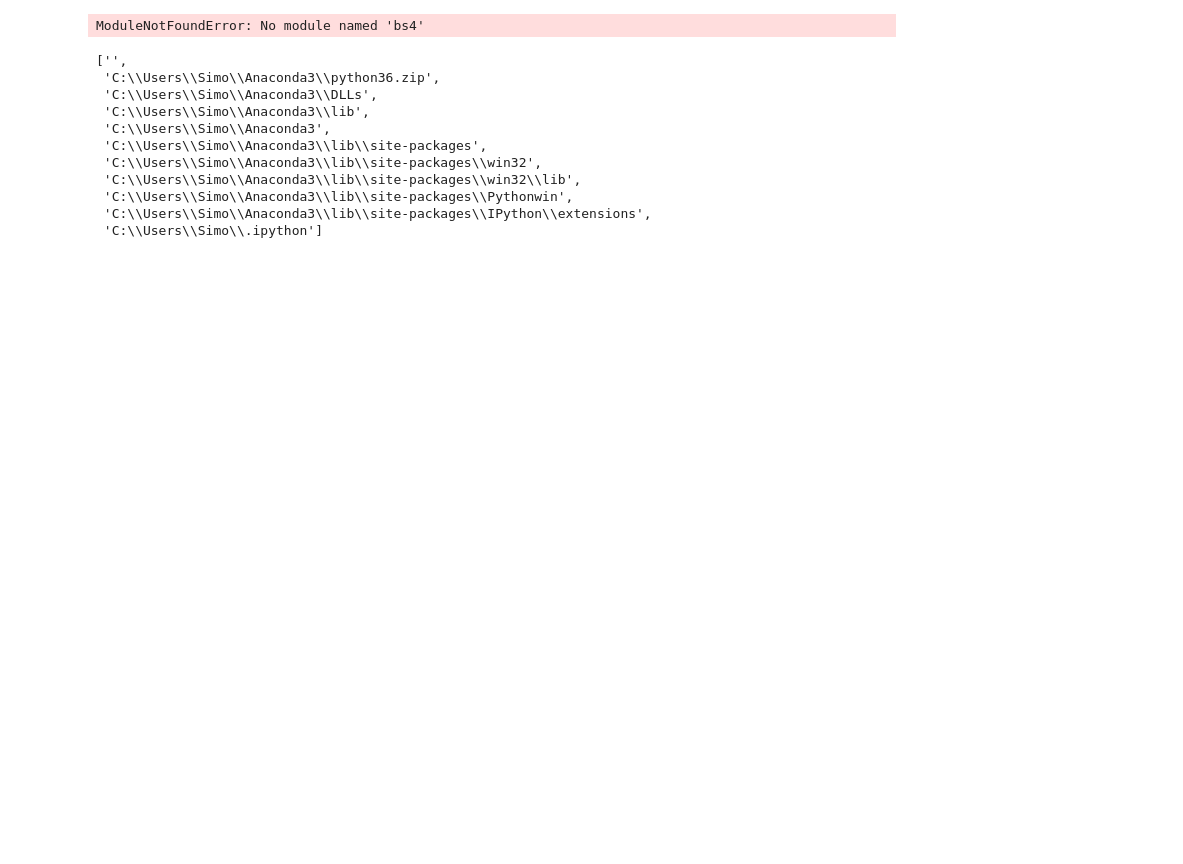
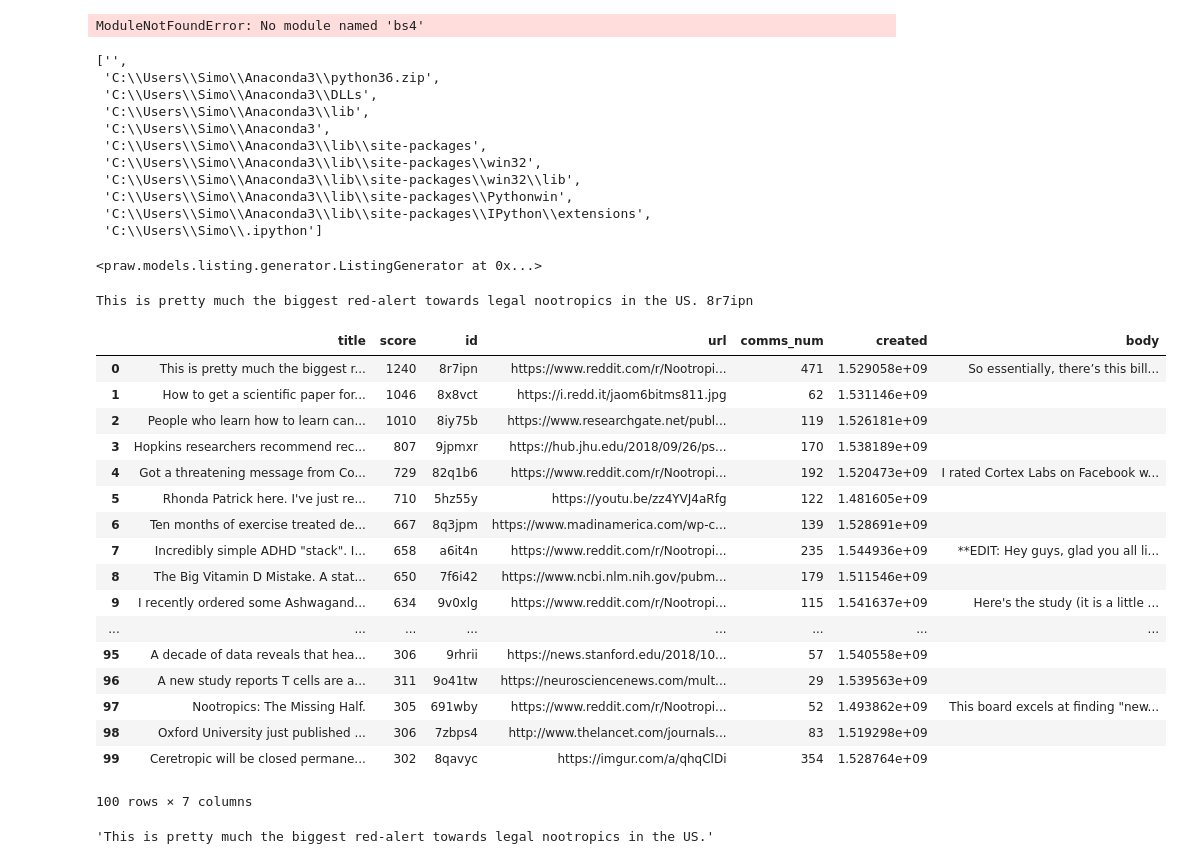
Before and after one commit to SimoAntikainen/community-sentiment-analysis, a Jupyter notebook: jupyter_notebooks/web_scraping_tutorials.ipynb, the cells around one changed output. Cells and saved outputs as stored; diff of their text form; code cells hidden in the pictures; blank space fills up the shorter version.

```diff
--- a/jupyter_notebooks/web_scraping_tutorials.ipynb
+++ b/jupyter_notebooks/web_scraping_tutorials.ipynb
@@ -97,0 +112,52 @@ import numpy as np
+# %%
+top_subreddit
+# %% [output]
+<praw.models.listing.generator.ListingGenerator at 0x...>
+# %%
+for submission in subreddit.top(limit=1):
+    print(submission.title, submission.id)
+# %% [output]
+This is pretty much the biggest red-alert towards legal nootropics in the US. 8r7ipn
+# %%
+topics_dict = { "title":[], \
+                "score":[], \
+                "id":[], "url":[], \
+                "comms_num": [], \
+                "created": [], \
+                "body":[]}
+# %%
+for submission in top_subreddit:
+    topics_dict["title"].append(submission.title)
+    topics_dict["score"].append(submission.score)
+    topics_dict["id"].append(submission.id)
+    topics_dict["url"].append(submission.url)
+    topics_dict["comms_num"].append(submission.num_comments)
+    topics_dict["created"].append(submission.created)
+    topics_dict["body"].append(submission.selftext)
+# %%
+topics_data = pd.DataFrame(topics_dict)
+# %%
+topics_data
+# %% [output]
+|  | title | score | id | url | comms_num | created | body |
+| 0 | This is pretty much the biggest r... | 1240 | 8r7ipn | https://www.reddit.com/r/Nootropi... | 471 | 1.529058e+09 | So essentially, there’s this bill... |
+| 1 | How to get a scientific paper for... | 1046 | 8x8vct | https://i.redd.it/jaom6bitms811.jpg | 62 | 1.531146e+09 |  |
+| 2 | People who learn how to learn can... | 1010 | 8iy75b | https://www.researchgate.net/publ... | 119 | 1.526181e+09 |  |
+| 3 | Hopkins researchers recommend rec... | 807 | 9jpmxr | https://hub.jhu.edu/2018/09/26/ps... | 170 | 1.538189e+09 |  |
+| 4 | Got a threatening message from Co... | 729 | 82q1b6 | https://www.reddit.com/r/Nootropi... | 192 | 1.520473e+09 | I rated Cortex Labs on Facebook w... |
+| 5 | Rhonda Patrick here. I've just re... | 710 | 5hz55y | https://youtu.be/zz4YVJ4aRfg | 122 | 1.481605e+09 |  |
+| 6 | Ten months of exercise treated de... | 667 | 8q3jpm | https://www.madinamerica.com/wp-c... | 139 | 1.528691e+09 |  |
+| 7 | Incredibly simple ADHD "stack". I... | 658 | a6it4n | https://www.reddit.com/r/Nootropi... | 235 | 1.544936e+09 | **EDIT: Hey guys, glad you all li... |
+| 8 | The Big Vitamin D Mistake. A stat... | 650 | 7f6i42 | https://www.ncbi.nlm.nih.gov/pubm... | 179 | 1.511546e+09 |  |
+| 9 | I recently ordered some Ashwagand... | 634 | 9v0xlg | https://www.reddit.com/r/Nootropi... | 115 | 1.541637e+09 | Here's the study (it is a little ... |
+| ... | ... | ... | ... | ... | ... | ... | ... |
+| 95 | A decade of data reveals that hea... | 306 | 9rhrii | https://news.stanford.edu/2018/10... | 57 | 1.540558e+09 |  |
+| 96 | A new study reports T cells are a... | 311 | 9o41tw | https://neurosciencenews.com/mult... | 29 | 1.539563e+09 |  |
+| 97 | Nootropics: The Missing Half. | 305 | 691wby | https://www.reddit.com/r/Nootropi... | 52 | 1.493862e+09 | This board excels at finding "new... |
+| 98 | Oxford University just published ... | 306 | 7zbps4 | http://www.thelancet.com/journals... | 83 | 1.519298e+09 |  |
+| 99 | Ceretropic will be closed permane... | 302 | 8qavyc | https://imgur.com/a/qhqClDi | 354 | 1.528764e+09 |  |
+100 rows × 7 columns
+# %%
+topics_data.iloc[0].title
+# %% [output]
+'This is pretty much the biggest red-alert towards legal nootropics in the US.'
```
Also changed, not shown: parts of 8 cells of this notebook.
